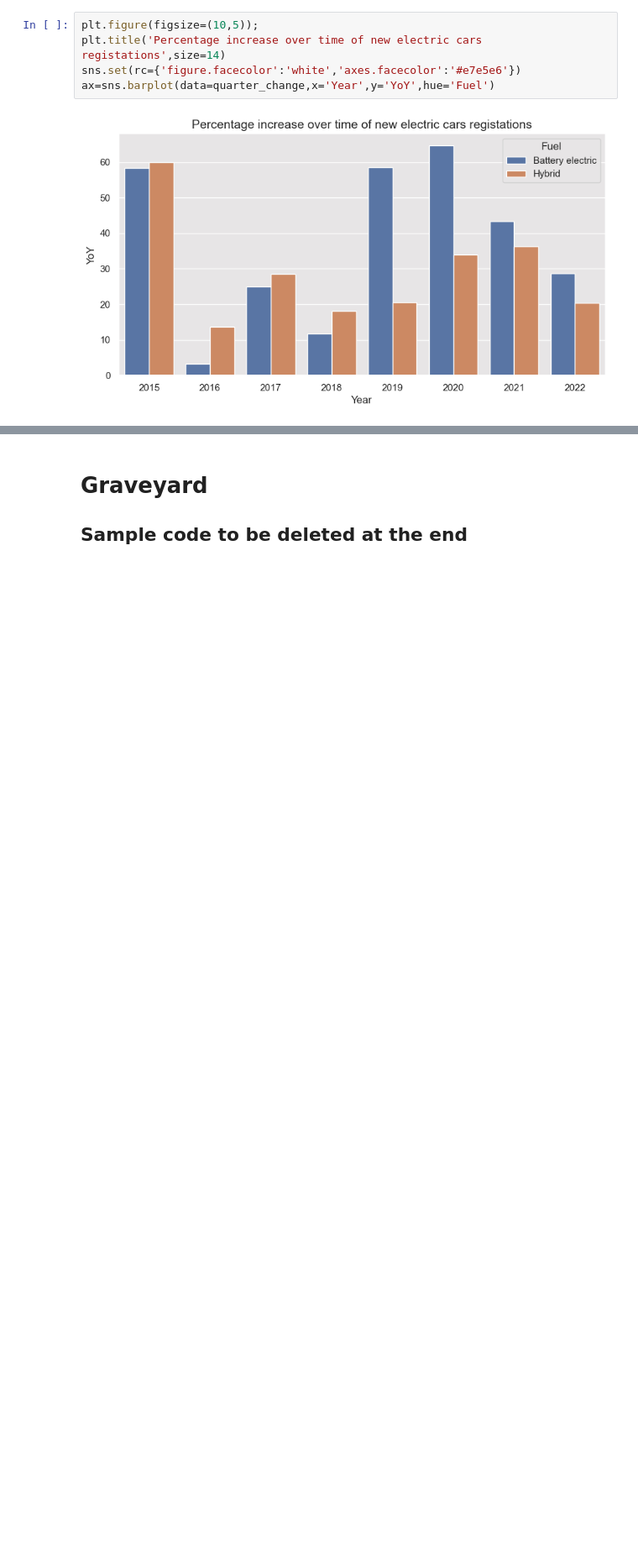
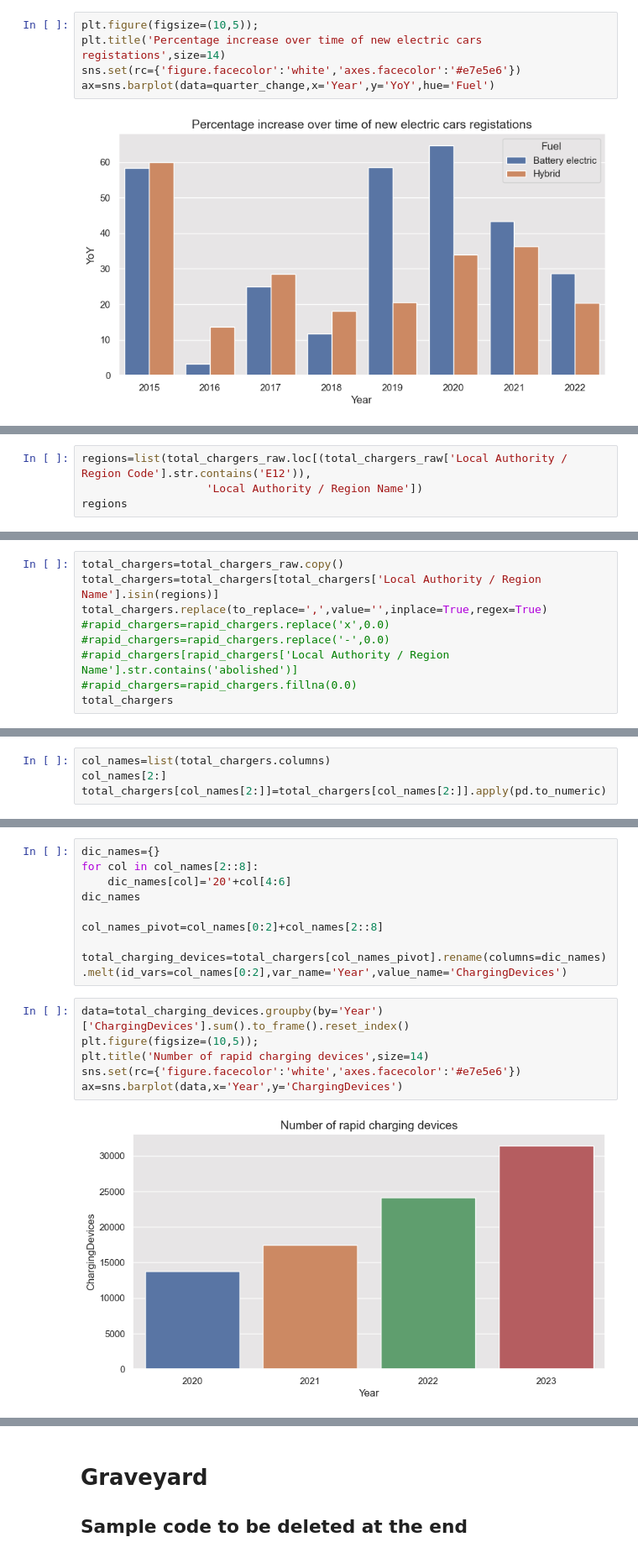
Before and after one commit to ssalazarheredia/vehicle_analysis, a Jupyter notebook: vehicle_analysis.ipynb, the cells around one changed output, grey strips where cells are left out. Shown at 84% size. Drawn from its saved outputs; the diff is of its cells as text; blank space fills up the shorter version.

```diff
--- a/vehicle_analysis.ipynb
+++ b/vehicle_analysis.ipynb
@@ -203,0 +252,4 @@ ax=sns.barplot(data=make_reg,x='Year',y='CountModels',hue='Fuel')
+# %%
+regions=list(total_chargers_raw.loc[(total_chargers_raw['Local Authority / Region Code'].str.contains('E12')),
+                   'Local Authority / Region Name'])
+regions
@@ -203,0 +266,9 @@ ax=sns.barplot(data=make_reg,x='Year',y='CountModels',hue='Fuel')
+# %%
+total_chargers=total_chargers_raw.copy()
+total_chargers=total_chargers[total_chargers['Local Authority / Region Name'].isin(regions)]
+total_chargers.replace(to_replace=',',value='',inplace=True,regex=True)
+#rapid_chargers=rapid_chargers.replace('x',0.0)
+#rapid_chargers=rapid_chargers.replace('-',0.0)
+#rapid_chargers[rapid_chargers['Local Authority / Region Name'].str.contains('abolished')]
+#rapid_chargers=rapid_chargers.fillna(0.0)
+total_chargers
@@ -203,0 +287,4 @@ ax=sns.barplot(data=make_reg,x='Year',y='CountModels',hue='Fuel')
+# %%
+col_names=list(total_chargers.columns)
+col_names[2:]
+total_chargers[col_names[2:]]=total_chargers[col_names[2:]].apply(pd.to_numeric)
@@ -203,0 +309,17 @@ ax=sns.barplot(data=make_reg,x='Year',y='CountModels',hue='Fuel')
+# %%
+dic_names={}
+for col in col_names[2::8]:
+    dic_names[col]='20'+col[4:6]
+dic_names
+
+col_names_pivot=col_names[0:2]+col_names[2::8]
+
+total_charging_devices=total_chargers[col_names_pivot].rename(columns=dic_names).melt(id_vars=col_names[0:2],var_name='Year',value_name='ChargingDevices')
+# %%
+data=total_charging_devices.groupby(by='Year')['ChargingDevices'].sum().to_frame().reset_index()
+plt.figure(figsize=(10,5));
+plt.title('Number of rapid charging devices',size=14)
+sns.set(rc={'figure.facecolor':'white','axes.facecolor':'#e7e5e6'})
+ax=sns.barplot(data,x='Year',y='ChargingDevices')
+# %% [output]
+[figure, added]
```
Also changed, not shown: parts of 39 cells of this notebook, 4 other files.
